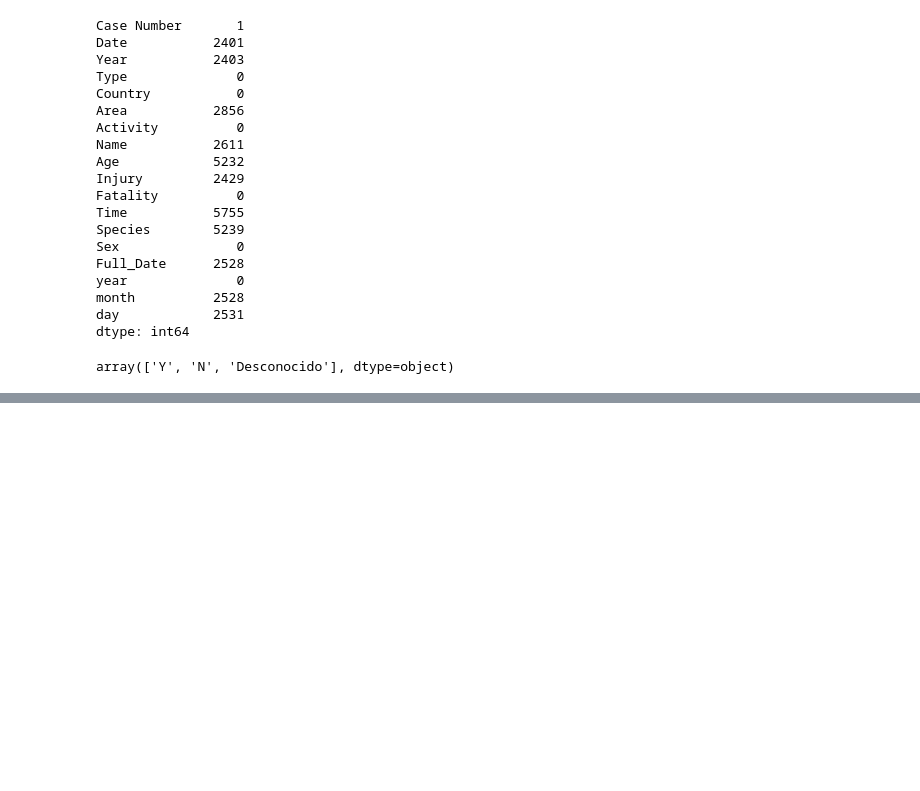
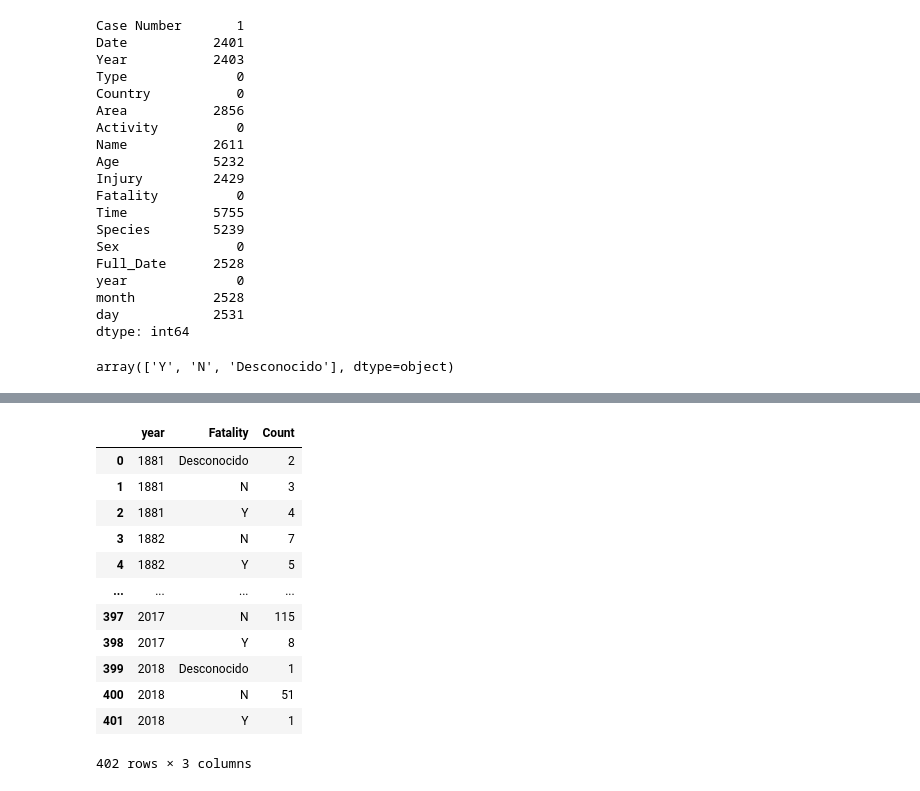
Before and after one commit to Afidalgo-fmm/Pandas-Proyect, a Jupyter notebook: Limpieza.ipynb, the cells around one changed output, grey strips where cells are left out. Drawn from its saved outputs; the diff is of its cells as text; code cells hidden in the pictures; blank space fills up the shorter version.

```diff
--- a/Limpieza.ipynb
+++ b/Limpieza.ipynb
@@ -356,0 +368,2 @@ dfSharks1.to_csv("CleanShark.csv", index = True)
+# %%
+dfTime = pd.DataFrame(df_year.groupby(['year', "Fatality"])["Fatality"].count()
@@ -356,0 +372,17 @@ dfSharks1.to_csv("CleanShark.csv", index = True)
+# %%
+dfTime.rename(columns = {'Fatality':'Count'}, inplace = True)
+dfTime.reset_index()
+# %% [output]
+|  | year | Fatality | Count |
+| 0 | 1881 | Desconocido | 2 |
+| 1 | 1881 | N | 3 |
+| 2 | 1881 | Y | 4 |
+| 3 | 1882 | N | 7 |
+| 4 | 1882 | Y | 5 |
+| ... | ... | ... | ... |
+| 397 | 2017 | N | 115 |
+| 398 | 2017 | Y | 8 |
+| 399 | 2018 | Desconocido | 1 |
+| 400 | 2018 | N | 51 |
+| 401 | 2018 | Y | 1 |
+402 rows × 3 columns
```
Also changed, not shown: parts of 18 cells of this notebook, 1 other file.
